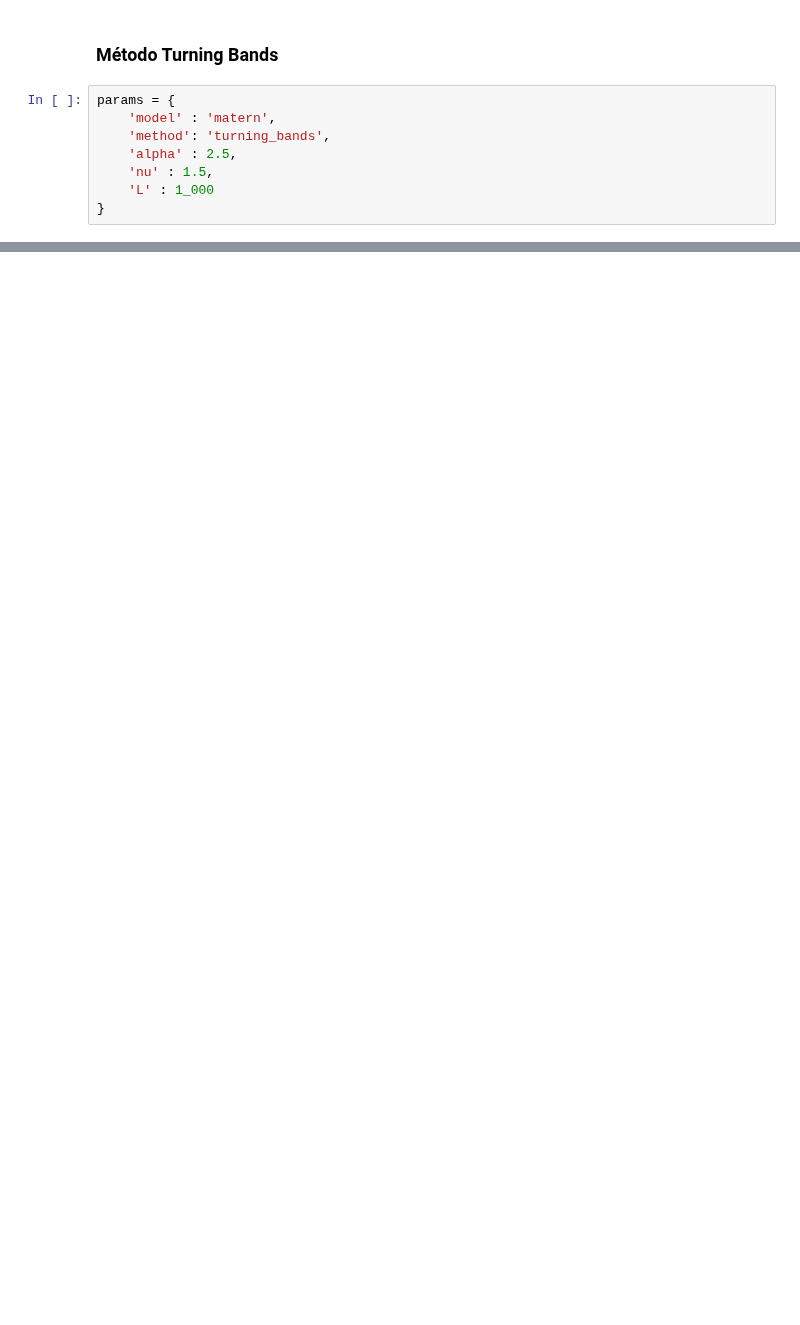
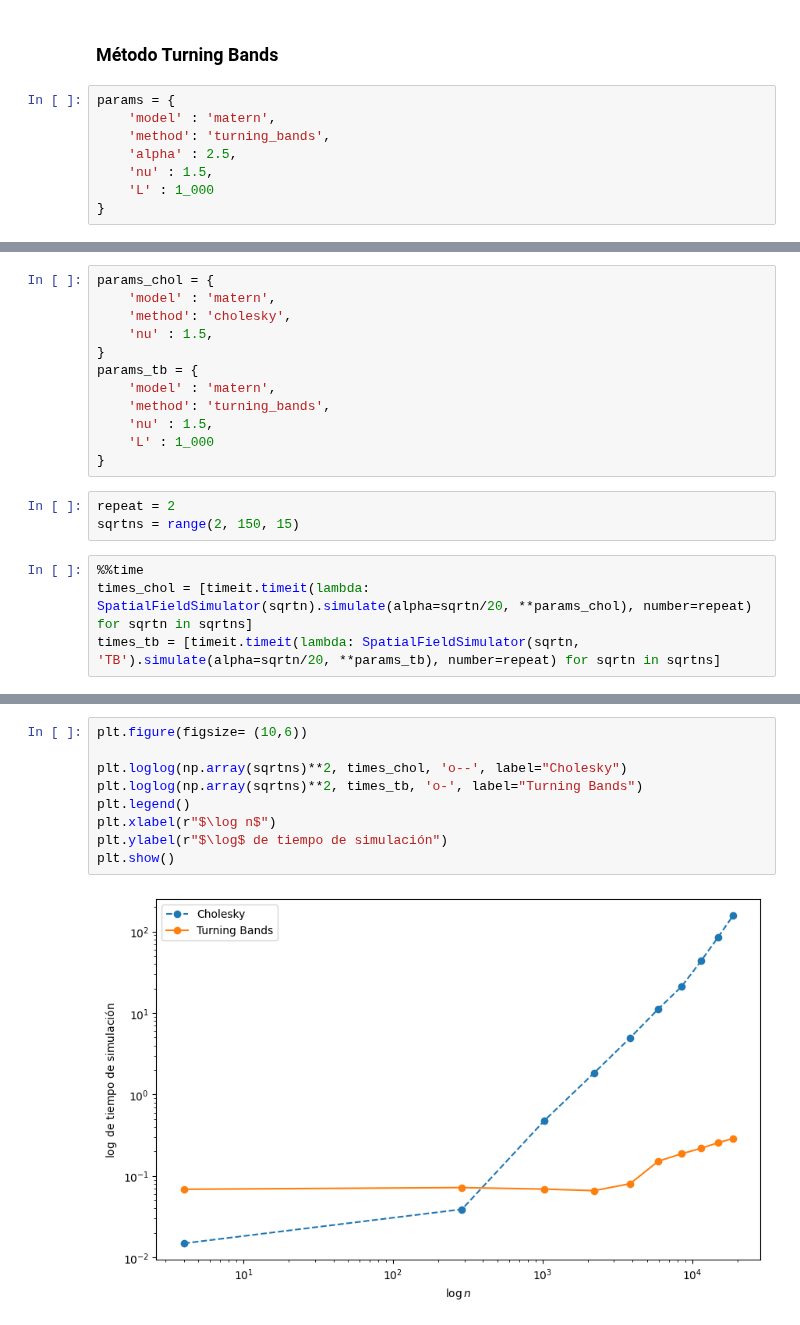
Before and after one commit to AlejandroVillazonG/MAT468, a Jupyter notebook: proyecto/project.ipynb, the cells around one changed output, grey strips where cells are left out. Saved outputs shown, nothing was run; the diff lists cells and outputs as text; blank space fills up the shorter version.

Commit message:
comparación métodos en tiempo v1

```diff
--- a/proyecto/project.ipynb
+++ b/proyecto/project.ipynb
@@ -454,0 +462,19 @@ plt.legend();
+# %%
+params_chol = {
+    'model' : 'matern',
+    'method': 'cholesky',
+    'nu' : 1.5,
+}
+params_tb = {
+    'model' : 'matern',
+    'method': 'turning_bands',
+    'nu' : 1.5,
+    'L' : 1_000
+}
+# %%
+repeat = 2
+sqrtns = range(2, 150, 15)
+# %%
+%%time
+times_chol = [timeit.timeit(lambda: SpatialFieldSimulator(sqrtn).simulate(alpha=sqrtn/20, **params_chol), number=repeat) for sqrtn in sqrtns]
+times_tb = [timeit.timeit(lambda: SpatialFieldSimulator(sqrtn, 'TB').simulate(alpha=sqrtn/20, **params_tb), number=repeat) for sqrtn in sqrtns]
@@ -454,0 +484,11 @@ plt.legend();
+# %%
+plt.figure(figsize= (10,6))
+
+plt.loglog(np.array(sqrtns)**2, times_chol, 'o--', label="Cholesky")
+plt.loglog(np.array(sqrtns)**2, times_tb, 'o-', label="Turning Bands")
+plt.legend()
+plt.xlabel(r"$\log n$")
+plt.ylabel(r"$\log$ de tiempo de simulación")
+plt.show()
+# %% [output]
+[figure, added]
```
Also changed, not shown: parts of 12 cells of this notebook.
